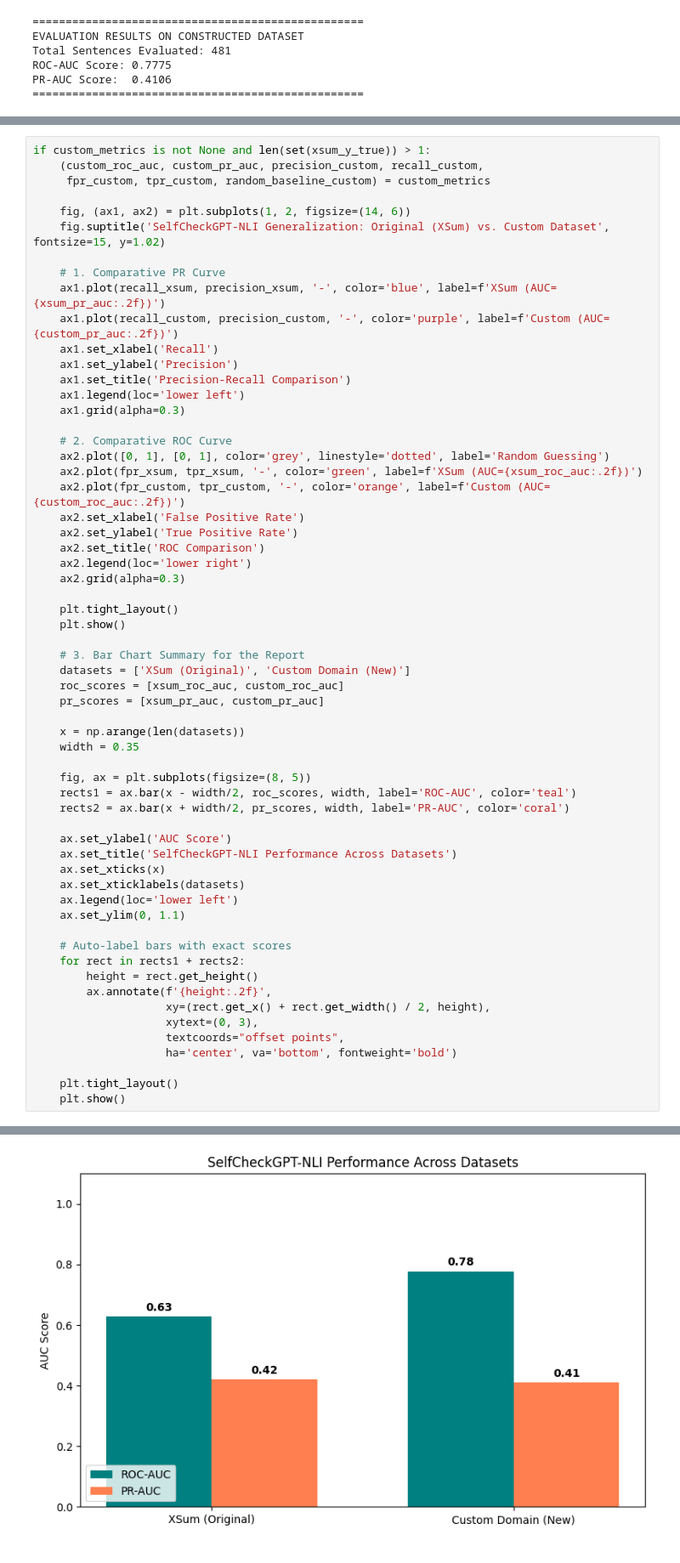
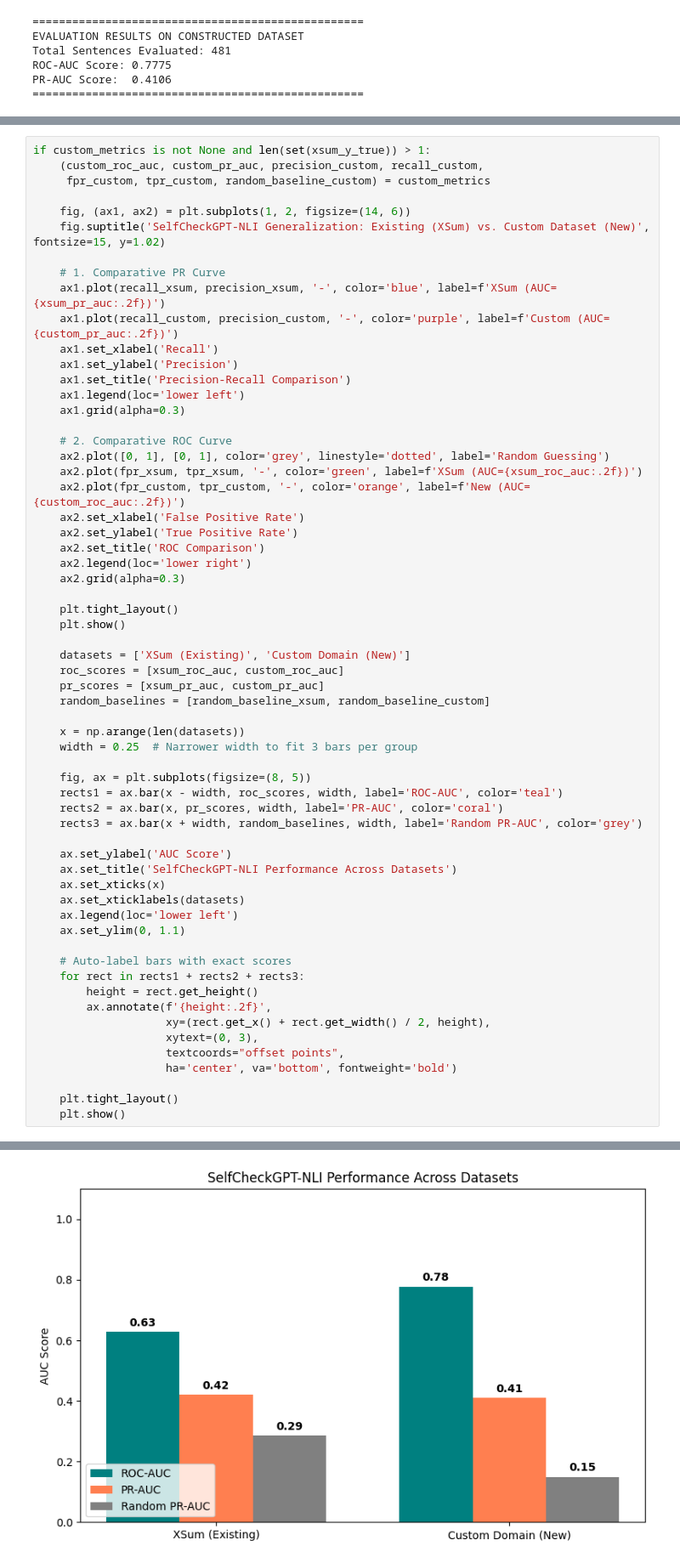
Before and after one commit to zakariakhanabid2/SelfCheckGPT-Replication, a Jupyter notebook: Replication/extended_SelfCheckGPT.ipynb, the cells around one changed output, grey strips where cells are left out. Shown at 85% size. Cells and saved outputs as stored; diff of their text form.

```diff
--- a/Replication/extended_SelfCheckGPT.ipynb
+++ b/Replication/extended_SelfCheckGPT.ipynb
@@ -1122,7 +1118,7 @@ if custom_metrics is not None and len(set(xsum_y_true)) > 1:
      fpr_custom, tpr_custom, random_baseline_custom) = custom_metrics
 
     fig, (ax1, ax2) = plt.subplots(1, 2, figsize=(14, 6))
-    fig.suptitle('SelfCheckGPT-NLI Generalization: Original (XSum) vs. Custom Dataset', fontsize=15, y=1.02)
+    fig.suptitle('SelfCheckGPT-NLI Generalization: Existing (XSum) vs. Custom Dataset (New)', fontsize=15, y=1.02)
 
     # 1. Comparative PR Curve
     ax1.plot(recall_xsum, precision_xsum, '-', color='blue', label=f'XSum (AUC={xsum_pr_auc:.2f})')
@@ -1136,7 +1132,7 @@ if custom_metrics is not None and len(set(xsum_y_true)) > 1:
     # 2. Comparative ROC Curve
     ax2.plot([0, 1], [0, 1], color='grey', linestyle='dotted', label='Random Guessing')
     ax2.plot(fpr_xsum, tpr_xsum, '-', color='green', label=f'XSum (AUC={xsum_roc_auc:.2f})')
-    ax2.plot(fpr_custom, tpr_custom, '-', color='orange', label=f'Custom (AUC={custom_roc_auc:.2f})')
+    ax2.plot(fpr_custom, tpr_custom, '-', color='orange', label=f'New (AUC={custom_roc_auc:.2f})')
     ax2.set_xlabel('False Positive Rate')
     ax2.set_ylabel('True Positive Rate')
     ax2.set_title('ROC Comparison')
@@ -1146,17 +1142,18 @@ if custom_metrics is not None and len(set(xsum_y_true)) > 1:
     plt.tight_layout()
     plt.show()
 
-    # 3. Bar Chart Summary for the Report
-    datasets = ['XSum (Original)', 'Custom Domain (New)']
+    datasets = ['XSum (Existing)', 'Custom Domain (New)']
     roc_scores = [xsum_roc_auc, custom_roc_auc]
     pr_scores = [xsum_pr_auc, custom_pr_auc]
+    random_baselines = [random_baseline_xsum, random_baseline_custom]
 
     x = np.arange(len(datasets))
-    width = 0.35
+    width = 0.25  # Narrower width to fit 3 bars per group
 
     fig, ax = plt.subplots(figsize=(8, 5))
-    rects1 = ax.bar(x - width/2, roc_scores, width, label='ROC-AUC', color='teal')
-    rects2 = ax.bar(x + width/2, pr_scores, width, label='PR-AUC', color='coral')
+    rects1 = ax.bar(x - width, roc_scores, width, label='ROC-AUC', color='teal')
+    rects2 = ax.bar(x, pr_scores, width, label='PR-AUC', color='coral')
+    rects3 = ax.bar(x + width, random_baselines, width, label='Random PR-AUC', color='grey')
 
     ax.set_ylabel('AUC Score')
     ax.set_title('SelfCheckGPT-NLI Performance Across Datasets')
@@ -1166,7 +1163,7 @@ if custom_metrics is not None and len(set(xsum_y_true)) > 1:
     ax.set_ylim(0, 1.1)
 
     # Auto-label bars with exact scores
-    for rect in rects1 + rects2:
+    for rect in rects1 + rects2 + rects3:
         height = rect.get_height()
         ax.annotate(f'{height:.2f}',
                     xy=(rect.get_x() + rect.get_width() / 2, height),
@@ -1181 +1178 @@ if custom_metrics is not None and len(set(xsum_y_true)) > 1:
-[figure, old version]
+[figure, new version]
```
Also changed, not shown: parts of 3 cells of this notebook.
